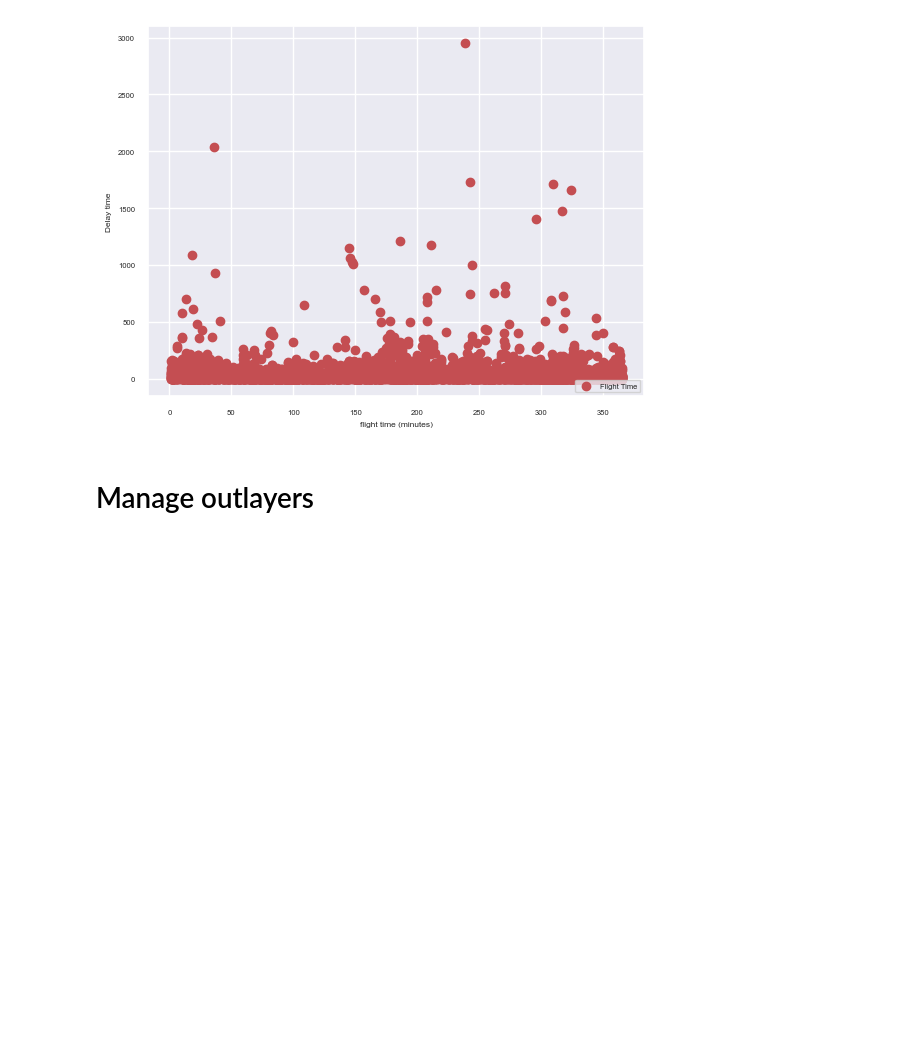
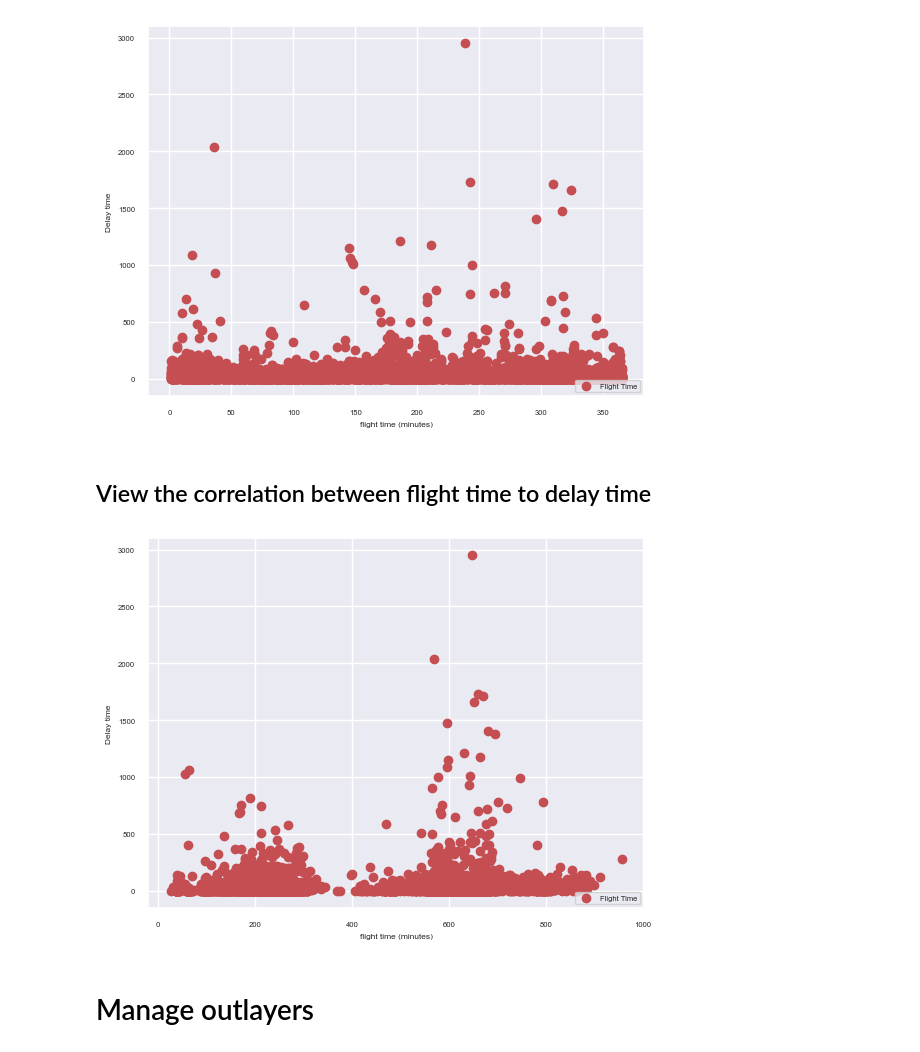
Before and after one commit to CatsPoo/ELAL_Delay_project, a Jupyter notebook: .dist/ELAL_Delay_Project.ipynb, the cells around one changed output. Drawn from its saved outputs; the diff is of its cells as text; code cells hidden in the pictures; blank space fills up the shorter version.

Commit message:
add visualitation

```diff
--- a/.dist/ELAL_Delay_Project.ipynb
+++ b/.dist/ELAL_Delay_Project.ipynb
@@ -985,6 +1001,17 @@ plt.ylabel('Delay time')
 plt.show()
 # %% [output]
 [figure]
+# %% [markdown]
+## View the correlation between flight time to delay time
+# %%
+plt.scatter(x=flights_df['flights_time'],y=flights_df['delay_time'],c='r',label='Flight Time')
+#plt.scatter(x=flights_df['Newspaper'],y=flights_df['delay_time'],c='k',marker='*',label='')
+plt.legend(numpoints=1,loc=4)
+plt.xlabel('flight time (minutes)')
+plt.ylabel('Delay time')
+plt.show()
+# %% [output]
+[figure, added]
 # %% [markdown]
 # Manage outlayers
 # %%
```
Also changed, not shown: parts of 7 cells of this notebook.
